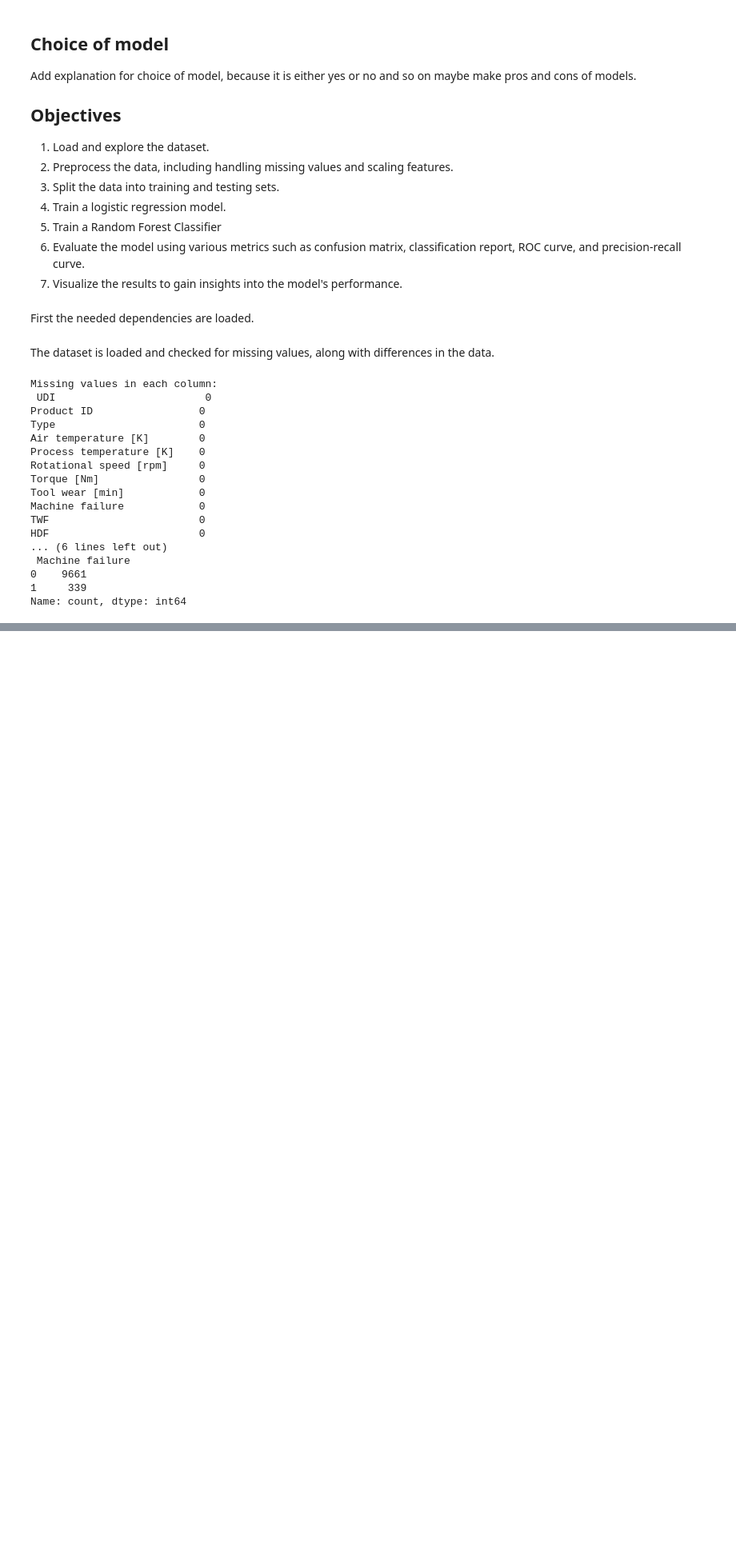
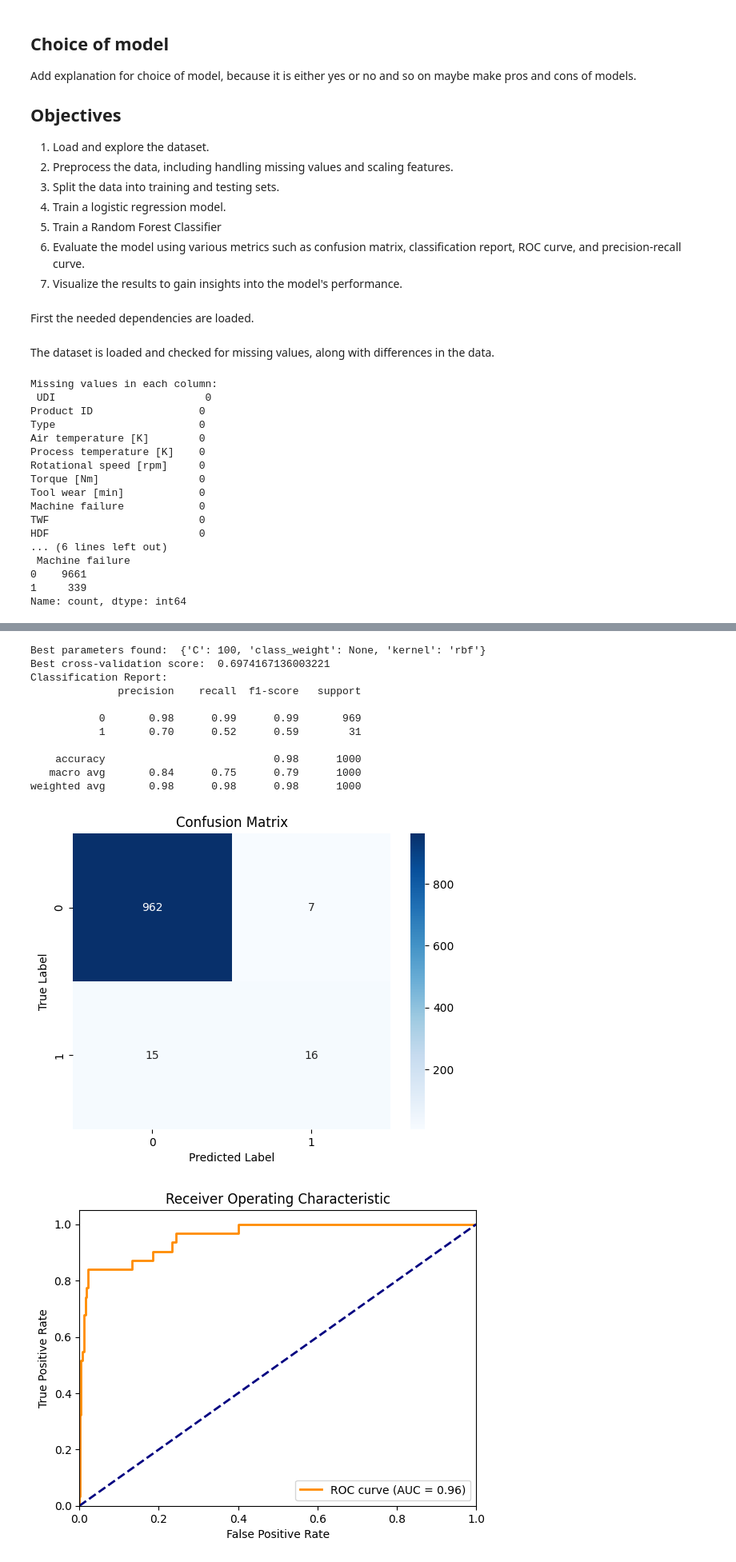
Before and after one commit to andersbloch09/Applied_Machine_Learning_Course, a Jupyter notebook: Solution.ipynb, the cells around one changed output, grey strips where cells are left out. Shown at 80% size. Saved outputs shown, nothing was run; the diff lists cells and outputs as text; code cells hidden in the pictures; blank space fills up the shorter version.

```diff
--- a/Solution.ipynb
+++ b/Solution.ipynb
@@ -101,0 +79,70 @@ print(returns)
+# %%
+
+# Define the parameter grid for SVM
+param_grid = {
+    'C': [0.01, 0.1, 1, 10, 100],
+    'kernel': ['linear', 'rbf', 'poly'],
+    'class_weight': ['balanced', None]
+}
+
+# Perform grid search with cross-validation
+svm = SVC(probability=True, random_state=42)
+grid_search = GridSearchCV(svm, param_grid, cv=StratifiedKFold(n_splits=5, shuffle=True, random_state=42), n_jobs=-1, scoring='f1')
+grid_search.fit(X_train_scaled, y_train)
+
+# Print the best parameters and best score
+print("Best parameters found: ", grid_search.best_params_)
+print("Best cross-validation score: ", grid_search.best_score_)
+
+# Make predictions on the test set
+y_pred = grid_search.predict(X_test_scaled)
+y_pred_proba = grid_search.predict_proba(X_test_scaled)[:, 1]
+
+# Print classification report
+print("Classification Report:")
+print(classification_report(y_test, y_pred))
+
+# Plot confusion matrix
+cm = confusion_matrix(y_test, y_pred)
+sns.heatmap(cm, annot=True, fmt='d', cmap='Blues')
+plt.title('Confusion Matrix')
+plt.ylabel('True Label')
+plt.xlabel('Predicted Label')
+plt.show()
+
+# Plot ROC curve
+fpr, tpr, _ = roc_curve(y_test, y_pred_proba)
+roc_auc = auc(fpr, tpr)
+plt.figure()
+plt.plot(fpr, tpr, color='darkorange', lw=2, label=f'ROC curve (AUC = {roc_auc:.2f})')
+plt.plot([0, 1], [0, 1], color='navy', lw=2, linestyle='--')
+plt.xlim([0.0, 1.0])
+plt.ylim([0.0, 1.05])
+plt.xlabel('False Positive Rate')
+plt.ylabel('True Positive Rate')
+plt.title('Receiver Operating Characteristic')
+plt.legend(loc="lower right")
+plt.show()
+
+# Plot Precision-Recall curve
+precision, recall, _ = precision_recall_curve(y_test, y_pred_proba)
+plt.figure()
+plt.plot(recall, precision, color='blue', lw=2)
+plt.xlabel('Recall')
+plt.ylabel('Precision')
+plt.title('Precision-Recall curve')
+plt.show()
+# %% [output]
+Best parameters found:  {'C': 100, 'class_weight': None, 'kernel': 'rbf'}
+Best cross-validation score:  0.6974167136003221
+Classification Report:
+              precision    recall  f1-score   support
+
+           0       0.98      0.99      0.99       969
+           1       0.70      0.52      0.59        31
+
+    accuracy                           0.98      1000
+   macro avg       0.84      0.75      0.79      1000
+weighted avg       0.98      0.98      0.98      1000
+[figure, added]
+[figure, added]
```
Also changed, not shown: parts of 7 cells of this notebook.
